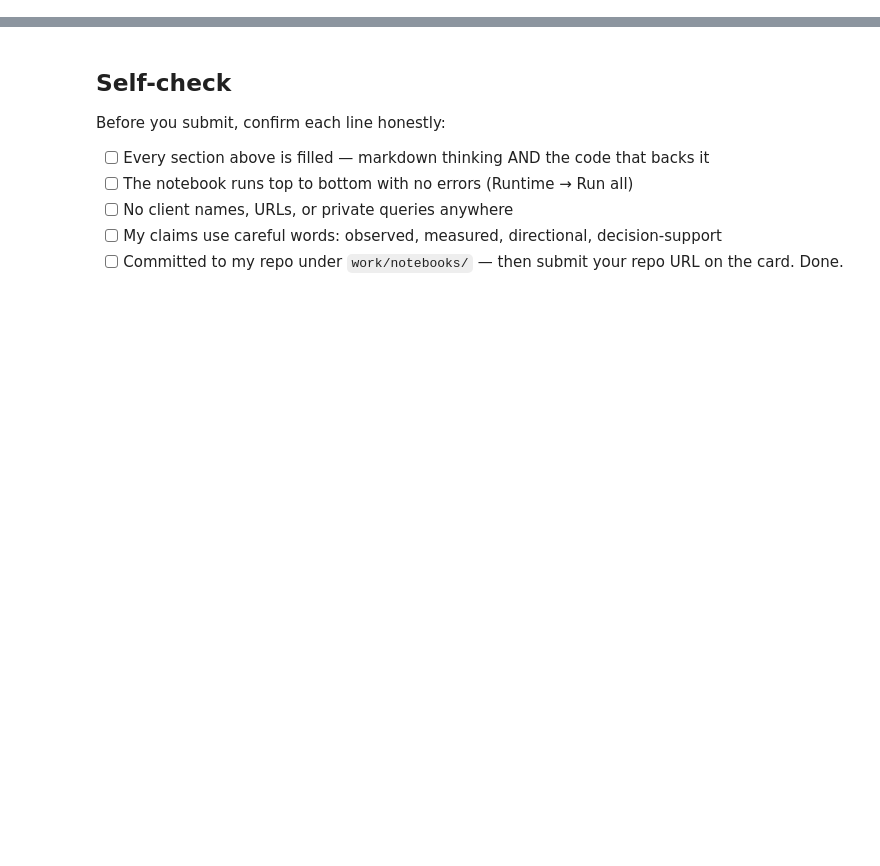
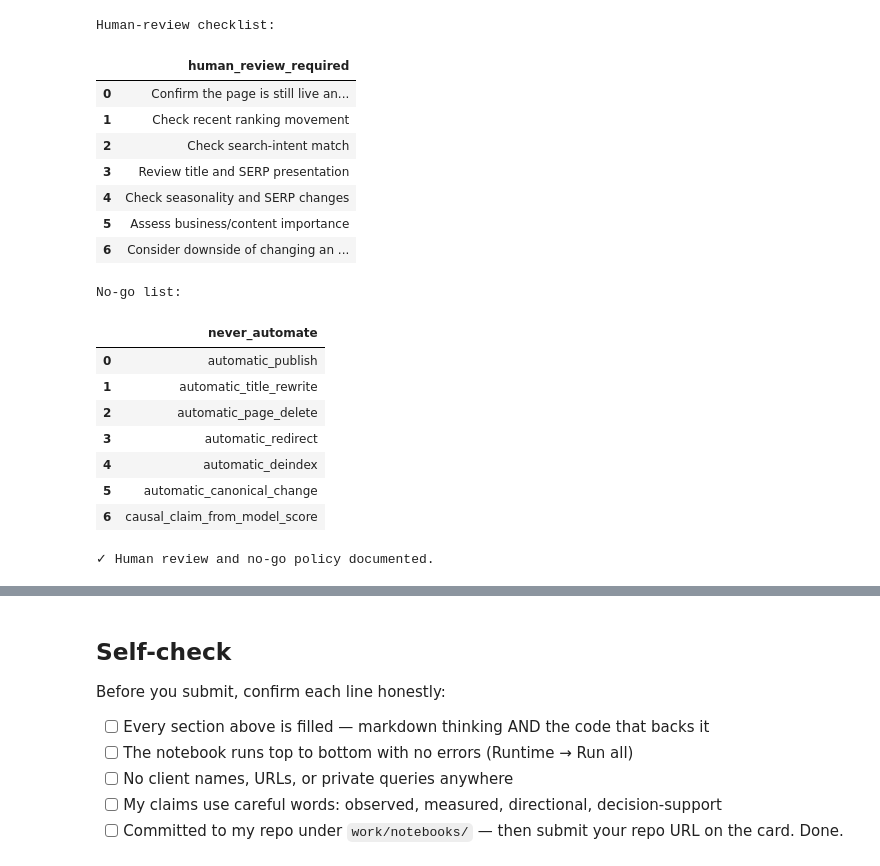
Before and after one commit to ShamKottish/FlyRankML, a Jupyter notebook: work/notebooks/w07_action_playbook.ipynb, the cells around one changed output, grey strips where cells are left out. Saved outputs shown, nothing was run; the diff lists cells and outputs as text; code cells hidden in the pictures; blank space fills up the shorter version.

```diff
--- a/work/notebooks/w07_action_playbook.ipynb
+++ b/work/notebooks/w07_action_playbook.ipynb
@@ -43,0 +637,61 @@ This skeleton is yours to fill. Work the sections **in order** — each one has
+# %%
+# This cell is for CODE (numbers, a query, a check).
+# Write your text answer in the cell ABOVE this one — typing sentences here breaks Run All.
+human_review_checklist = [
+    "Confirm the page is still live and relevant",
+    "Check recent ranking movement",
+    "Check search-intent match",
+    "Review title and SERP presentation",
+    "Check seasonality and SERP changes",
+    "Assess business/content importance",
+    "Consider downside of changing an already useful page",
+]
+
+no_go_actions = [
+    "automatic_publish",
+    "automatic_title_rewrite",
+    "automatic_page_delete",
+    "automatic_redirect",
+    "automatic_deindex",
+    "automatic_canonical_change",
+    "causal_claim_from_model_score",
+]
+
+review_policy = pd.DataFrame({
+    "human_review_required": human_review_checklist
+})
+
+no_go_policy = pd.DataFrame({
+    "never_automate": no_go_actions
+})
+
+print("Human-review checklist:")
+display(review_policy)
+
+print("\nNo-go list:")
+display(no_go_policy)
+
+assert len(human_review_checklist) >= 5
+assert len(no_go_actions) >= 5
+
+print("✓ Human review and no-go policy documented.")
+# %% [output]
+Human-review checklist:
+|  | human_review_required |
+| 0 | Confirm the page is still live an... |
+| 1 | Check recent ranking movement |
+| 2 | Check search-intent match |
+| 3 | Review title and SERP presentation |
+| 4 | Check seasonality and SERP changes |
+| 5 | Assess business/content importance |
+| 6 | Consider downside of changing an ... |
+No-go list:
+|  | never_automate |
+| 0 | automatic_publish |
+| 1 | automatic_title_rewrite |
+| 2 | automatic_page_delete |
+| 3 | automatic_redirect |
+| 4 | automatic_deindex |
+| 5 | automatic_canonical_change |
+| 6 | causal_claim_from_model_score |
+✓ Human review and no-go policy documented.
```
Also changed, not shown: parts of 21 cells of this notebook.
